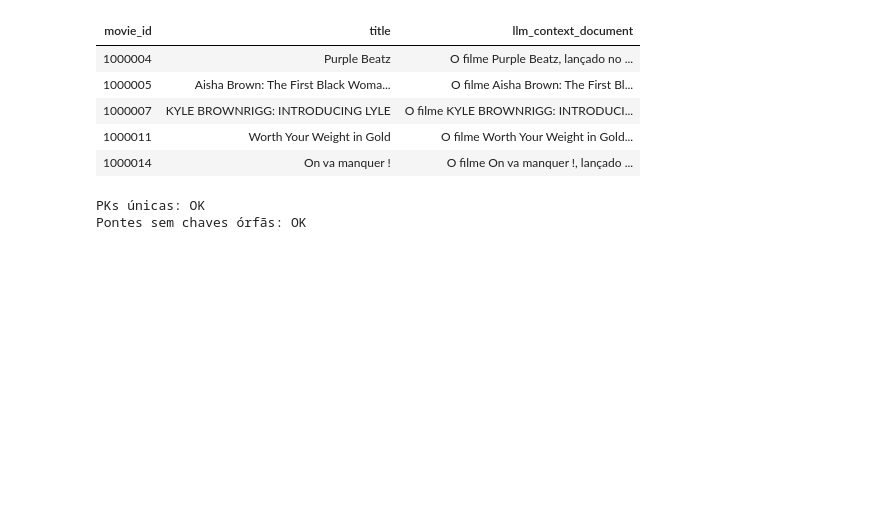
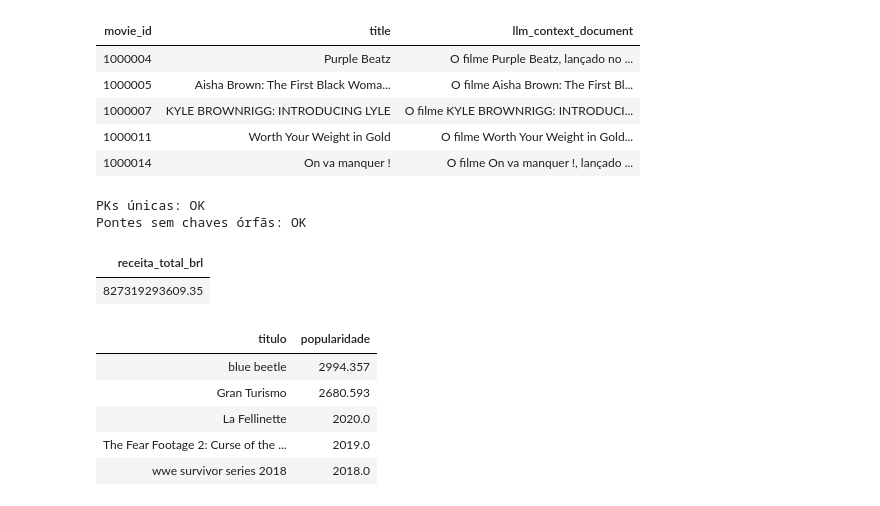
Before and after one commit to RyeiEstevan/CineData-Rocket_Lab, a Jupyter notebook: Notebooks/Silver_to_Gold.ipynb, the cells around one changed output. Cells and saved outputs as stored; diff of their text form; code cells hidden in the pictures; blank space fills up the shorter version.

```diff
--- a/Notebooks/Silver_to_Gold.ipynb
+++ b/Notebooks/Silver_to_Gold.ipynb
@@ -299,3 +299,29 @@ print("Pontes sem chaves órfãs: OK")
 # %% [output]
 PKs únicas: OK
 Pontes sem chaves órfãs: OK
+# %%
+# Pergunta 1 — Receita total (em R$) de todos os filmes da base
+display(spark.sql("""
+    SELECT SUM(receita_brl) AS receita_total_brl
+    FROM gold.fact_movies_performance
+"""))
+# %% [output]
+| receita_total_brl |
+| 827319293609.35 |
+# %%
+# Pergunta 2 — 5 filmes com maior popularidade
+display(spark.sql("""
+    SELECT m.titulo, f.popularidade
+    FROM gold.fact_movies_performance f
+    JOIN gold.dim_movies m ON m.sk_movie_id = f.sk_movie_id
+    WHERE f.popularidade IS NOT NULL
+    ORDER BY f.popularidade DESC
+    LIMIT 5
+"""))
+# %% [output]
+| titulo | popularidade |
+| blue beetle | 2994.357 |
+| Gran Turismo | 2680.593 |
+| La Fellinette | 2020.0 |
+| The Fear Footage 2: Curse of the ... | 2019.0 |
+| wwe survivor series 2018 | 2018.0 |
```
Also changed, not shown: parts of 5 cells of this notebook, 1 other file.
